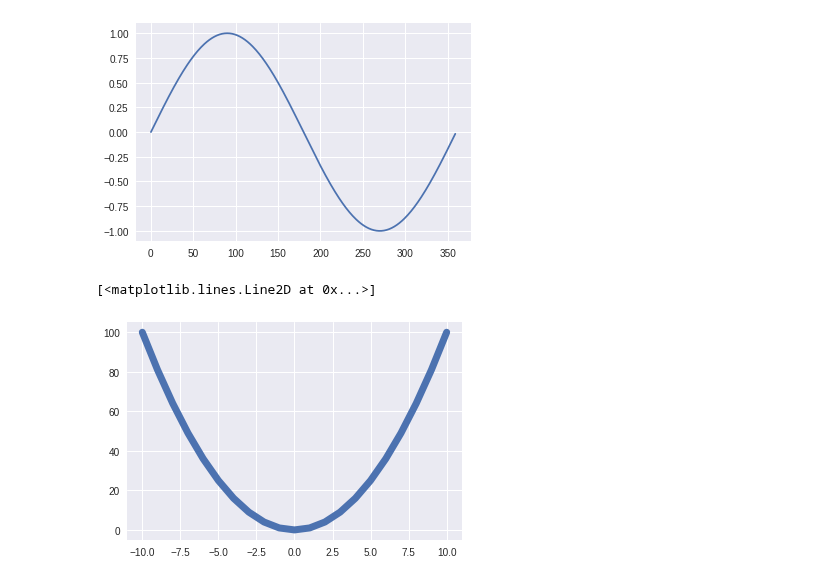
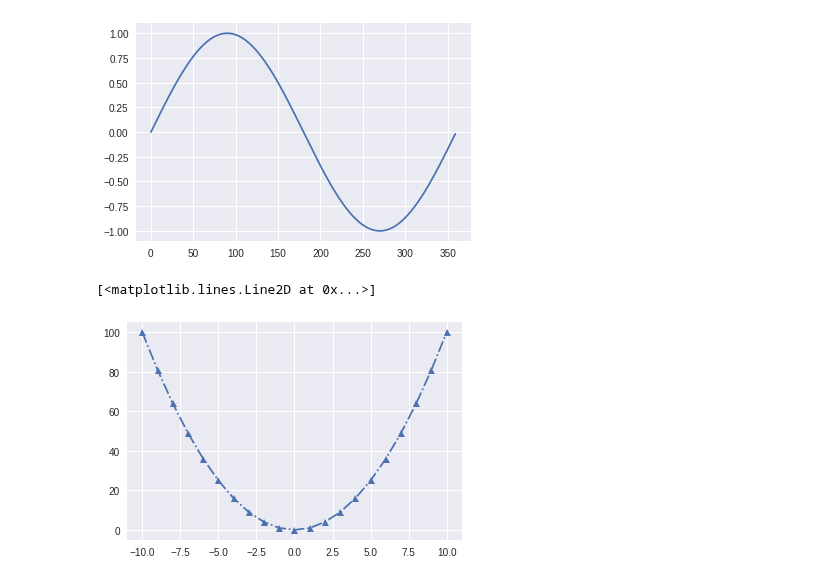
Before and after one commit to tjwei/NDHU_AM1130, a Jupyter notebook: 2018_Week06_numpy.ipynb, the cells around one changed output. Cells and saved outputs as stored; diff of their text form; code cells hidden in the pictures.

```diff
--- a/2018_Week06_numpy.ipynb
+++ b/2018_Week06_numpy.ipynb
@@ -148,8 +148,8 @@ plt.plot(y)
 # %%
 x = np.arange(-10,10+1)
 y = x ** 2
-plt.plot(x, y, linewidth=7)
+plt.plot(x, y,  '-.^')
 #plt.plot(x, y)
 # %% [output]
 [<matplotlib.lines.Line2D at 0x...>]
-[figure, old version]
+[figure, new version]
```
Also changed, not shown: parts of 3 cells of this notebook.
